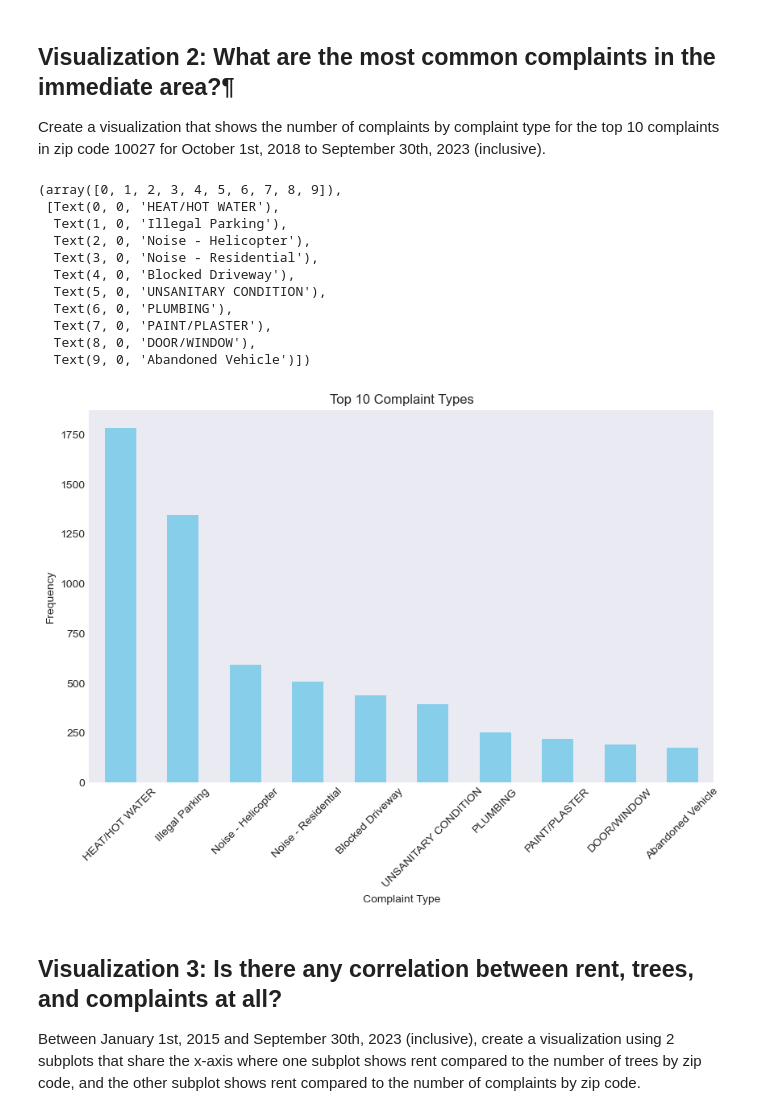
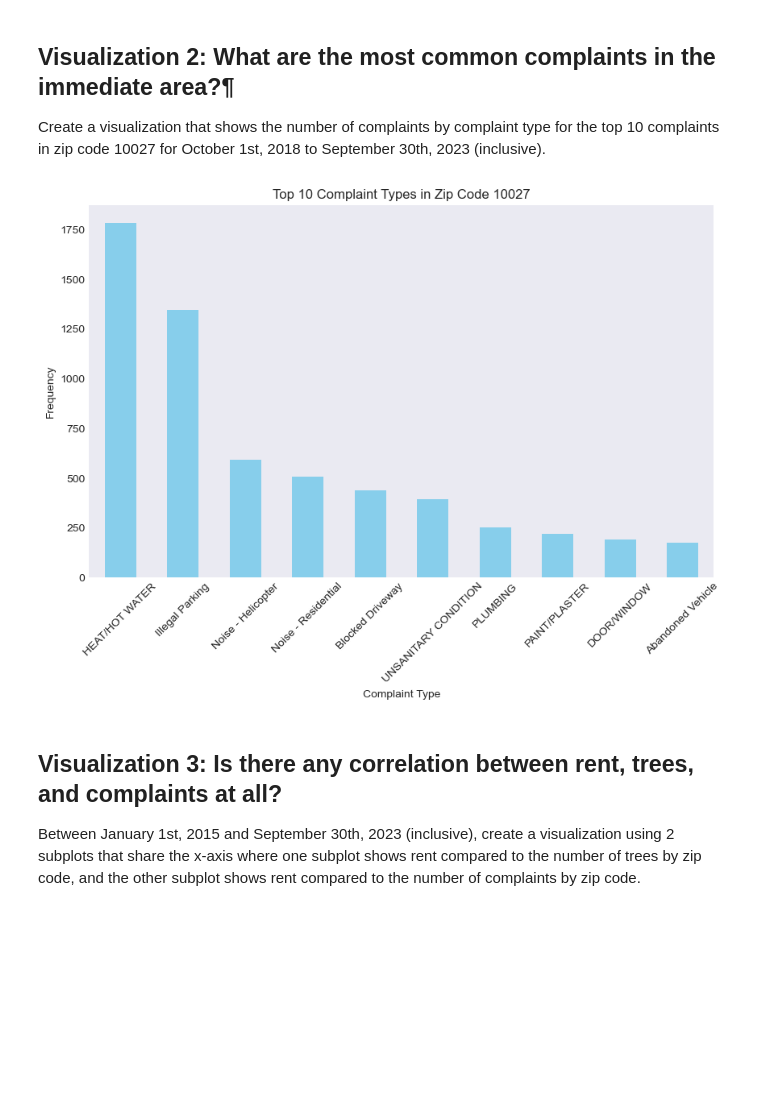
Before and after one commit to Leticia0401/NYC_Apartment_Search, a Jupyter notebook: code.ipynb, the cells around one changed output. Cells and saved outputs as stored; diff of their text form; code cells hidden in the pictures; blank space fills up the shorter version.

```diff
--- a/code.ipynb
+++ b/code.ipynb
@@ -775,28 +800,21 @@ df_zipcode_10027 = complaint_data.loc[(complaint_data['incident_zip'] == 10027.0
 df_top10 = complaint_data['complaint_type'].value_counts().nlargest(10)
 # %%
 # visualization
-plt.figure(figsize=(10, 6))
+def top_10_complaint_types_10027(df_top10: pd.Series):
+    """Greate the histogram of 'Top 10 Complaint Types in Zip Code 10027'."""
 
-df_top10.plot(kind='bar', color='skyblue')
+    plt.figure(figsize=(10, 6))
+    df_top10.plot(kind='bar', color='skyblue')
 
-plt.xlabel('Complaint Type')
-plt.ylabel('Frequency')
-plt.title('Top 10 Complaint Types')
+    plt.xlabel('Complaint Type')
+    plt.ylabel('Frequency')
+    plt.title('Top 10 Complaint Types in Zip Code 10027')
 
-plt.xticks(rotation=45)
+    plt.xticks(rotation=45)
-# %% [output]
-(array([0, 1, 2, 3, 4, 5, 6, 7, 8, 9]),
- [Text(0, 0, 'HEAT/HOT WATER'),
-  Text(1, 0, 'Illegal Parking'),
-  Text(2, 0, 'Noise - Helicopter'),
-  Text(3, 0, 'Noise - Residential'),
-  Text(4, 0, 'Blocked Driveway'),
-  Text(5, 0, 'UNSANITARY CONDITION'),
-  Text(6, 0, 'PLUMBING'),
-  Text(7, 0, 'PAINT/PLASTER'),
-  Text(8, 0, 'DOOR/WINDOW'),
-  Text(9, 0, 'Abandoned Vehicle')])
-[figure, removed]
+# %%
+top_10_complaint_types_10027(df_top10)
+# %% [output]
+[figure, added]
 # %% [markdown]
 ## Visualization 3: Is there any correlation between rent, trees, and complaints at all?
 Between January 1st, 2015 and September 30th, 2023 (inclusive), create a visualization using 2 subplots that share the x-axis where one subplot shows rent compared to the number of trees by zip code, and the other subplot shows rent compared to the number of complaints by zip code.
```
Also changed, not shown: parts of 50 cells of this notebook.
